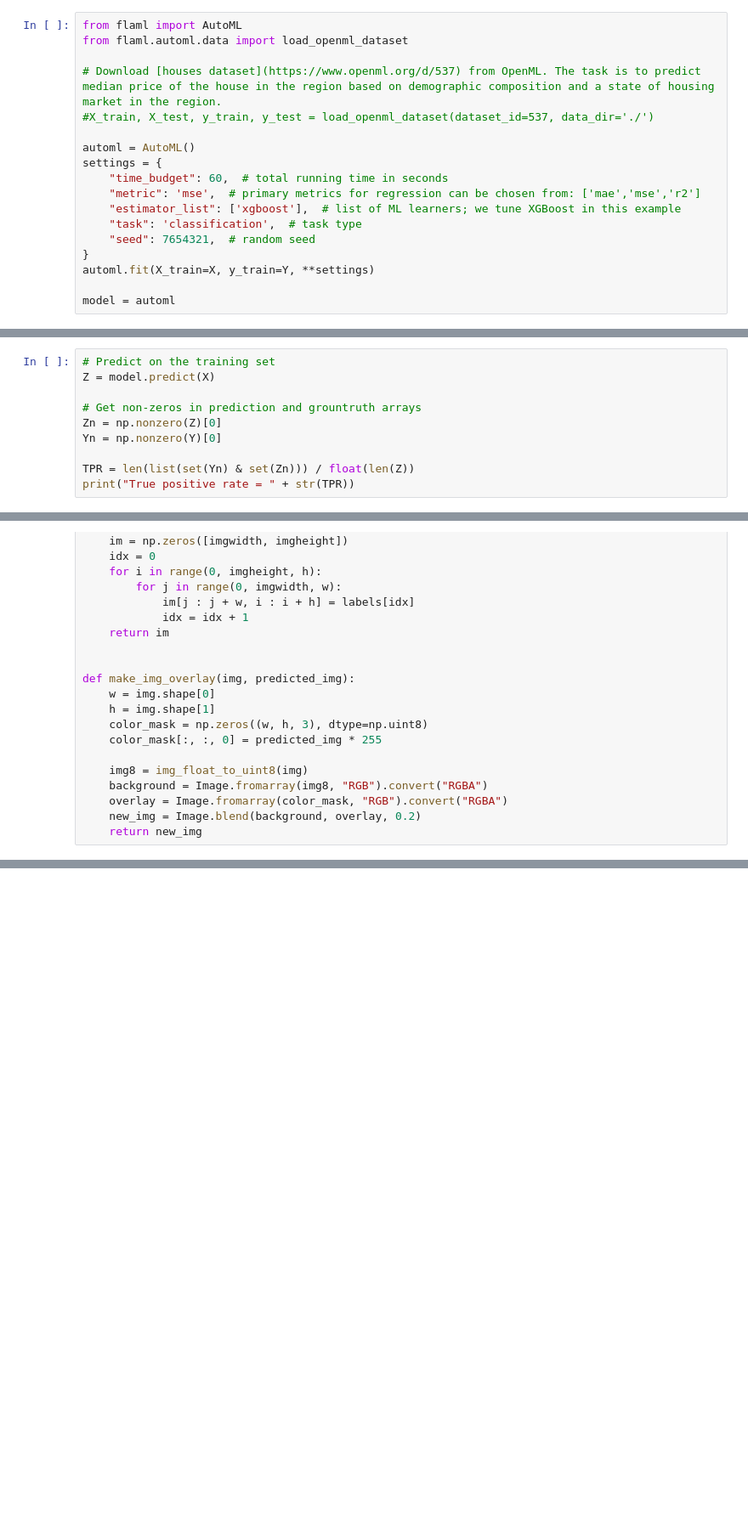
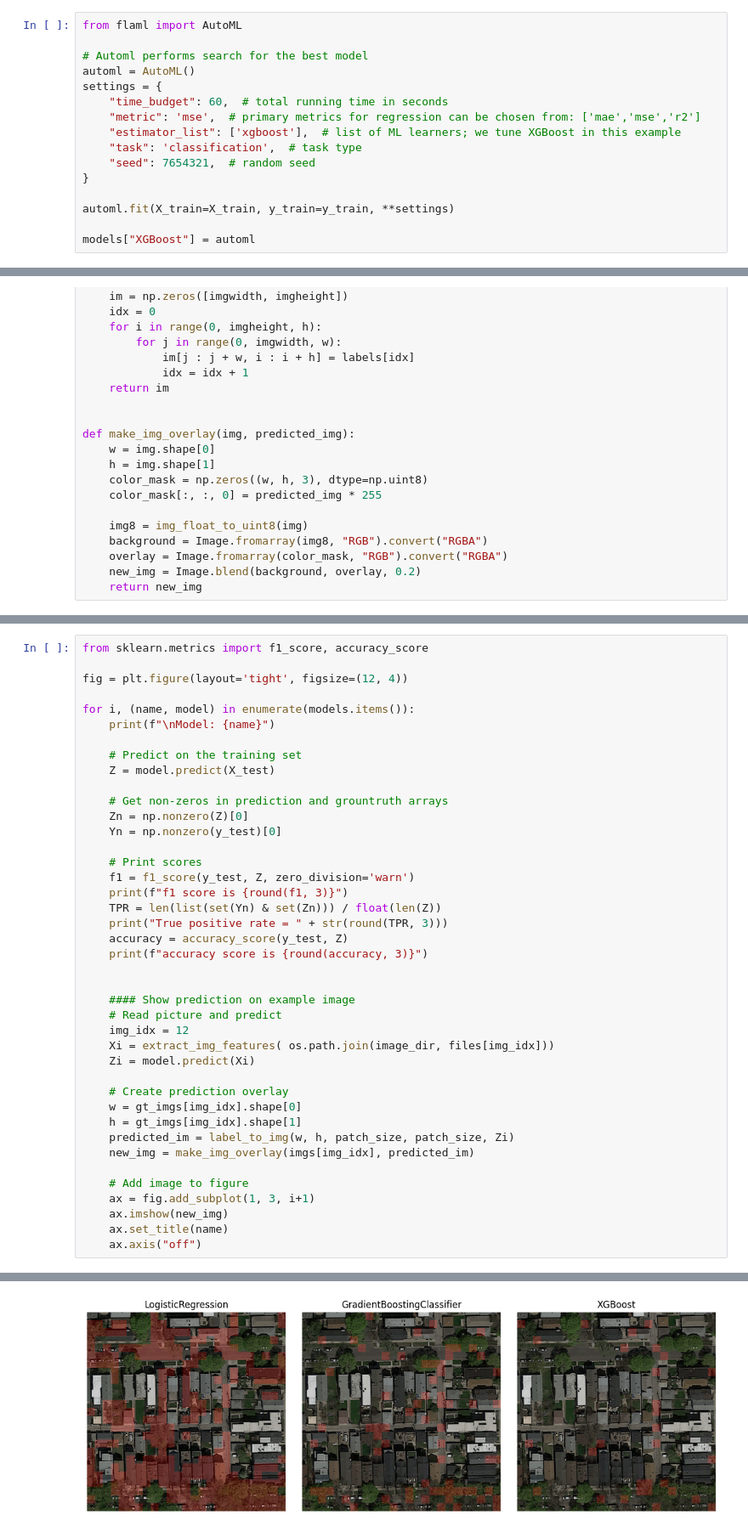
Before and after one commit to CS-433/ml-project-2-odds-oddities, a Jupyter notebook: notebooks/baseline_model.ipynb, the cells around one changed output, grey strips where cells are left out. Shown at 85% size. Cells and saved outputs as stored; diff of their text form; blank space fills up the shorter version.

Commit message:
Added baseline model generation, reverted transformations.ipynb, tested postprocessing.

```diff
--- a/notebooks/baseline_model.ipynb
+++ b/notebooks/baseline_model.ipynb
@@ -238,11 +203,8 @@ GradientBoostingClassifier(learning_rate=1.0, max_depth=10, n_estimators=500,
 ## Train XGBoost model
 # %%
 from flaml import AutoML
-from flaml.automl.data import load_openml_dataset
 
-# Download [houses dataset](https://www.openml.org/d/537) from OpenML. The task is to predict median price of the house in the region based on demographic composition and a state of housing market in the region.
-#X_train, X_test, y_train, y_test = load_openml_dataset(dataset_id=537, data_dir='./')
-
+# Automl performs search for the best model
 automl = AutoML()
 settings = {
     "time_budget": 60,  # total running time in seconds
@@ -251,7 +213,8 @@ settings = {
     "task": 'classification',  # task type
     "seed": 7654321,  # random seed
 }
-automl.fit(X_train=X, y_train=Y, **settings)
 
-model = automl
+automl.fit(X_train=X_train, y_train=y_train, **settings)
+
+models["XGBoost"] = automl
 # %% [output]
@@ -385,10 +237,0 @@ TypeError: can't convert cuda:0 device type tensor to numpy. Use Tensor.cpu() to
-# %%
-# Predict on the training set
-Z = model.predict(X)
-
-# Get non-zeros in prediction and grountruth arrays
-Zn = np.nonzero(Z)[0]
-Yn = np.nonzero(Y)[0]
-
-TPR = len(list(set(Yn) & set(Zn))) / float(len(Z))
-print("True positive rate = " + str(TPR))
@@ -459,0 +263,42 @@ plt.imshow(new_img)
+# %%
+from sklearn.metrics import f1_score, accuracy_score
+
+fig = plt.figure(layout='tight', figsize=(12, 4))
+
+for i, (name, model) in enumerate(models.items()):
+    print(f"\nModel: {name}")
+
+    # Predict on the training set
+    Z = model.predict(X_test)
+
+    # Get non-zeros in prediction and grountruth arrays
+    Zn = np.nonzero(Z)[0]
+    Yn = np.nonzero(y_test)[0]
+
+    # Print scores
+    f1 = f1_score(y_test, Z, zero_division='warn')
+    print(f"f1 score is {round(f1, 3)}")
+    TPR = len(list(set(Yn) & set(Zn))) / float(len(Z))
+    print("True positive rate = " + str(round(TPR, 3)))
+    accuracy = accuracy_score(y_test, Z)
+    print(f"accuracy score is {round(accuracy, 3)}")
+
+
+    #### Show prediction on example image
+    # Read picture and predict
+    img_idx = 12
+    Xi = extract_img_features( os.path.join(image_dir, files[img_idx]))
+    Zi = model.predict(Xi)
+
+    # Create prediction overlay
+    w = gt_imgs[img_idx].shape[0]
+    h = gt_imgs[img_idx].shape[1]
+    predicted_im = label_to_img(w, h, patch_size, patch_size, Zi)
+    new_img = make_img_overlay(imgs[img_idx], predicted_im)
+
+    # Add image to figure
+    ax = fig.add_subplot(1, 3, i+1)
+    ax.imshow(new_img)
+    ax.set_title(name)
+    ax.axis("off")
+# %% [output]
@@ -459,0 +319 @@ plt.imshow(new_img)
+[figure, added]
```
Also changed, not shown: parts of 17 cells of this notebook, 3 other files.
